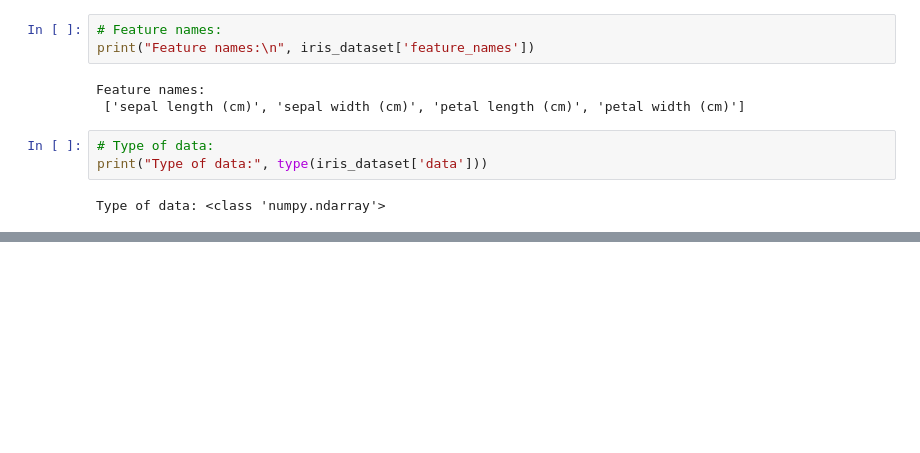
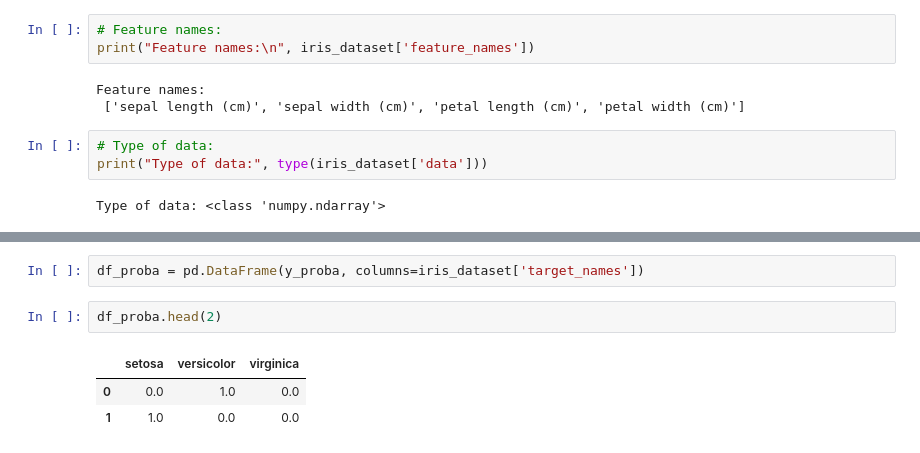
Before and after one commit to jonjimenez99/Portafolio, a Jupyter notebook: repaso_python.ipynb, the cells around one changed output, grey strips where cells are left out. Drawn from its saved outputs; the diff is of its cells as text; blank space fills up the shorter version.

```diff
--- a/repaso_python.ipynb
+++ b/repaso_python.ipynb
@@ -104,0 +227,8 @@ Type of data: <class 'numpy.ndarray'>
+# %%
+df_proba = pd.DataFrame(y_proba, columns=iris_dataset['target_names'])
+# %%
+df_proba.head(2)
+# %% [output]
+|  | setosa | versicolor | virginica |
+| 0 | 0.0 | 1.0 | 0.0 |
+| 1 | 1.0 | 0.0 | 0.0 |
```
Also changed, not shown: parts of 22 cells of this notebook.
